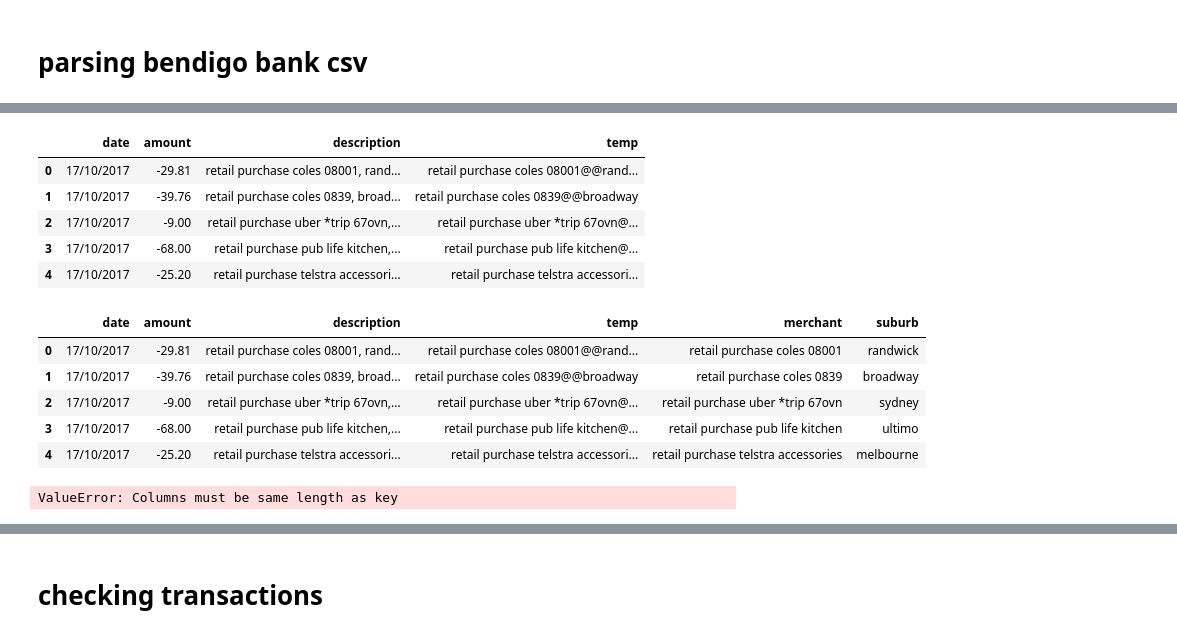
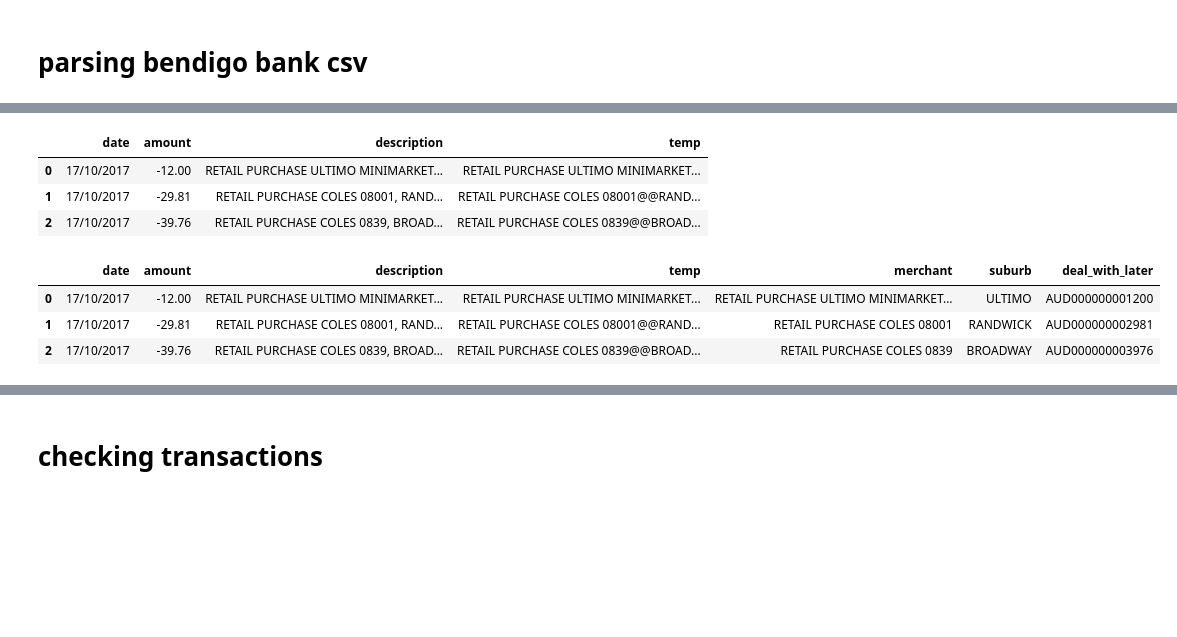
Before and after one commit to khalido/money_bot, a Jupyter notebook: pocketbook_csv.ipynb, the cells around one changed output, grey strips where cells are left out. Drawn from its saved outputs; the diff is of its cells as text; code cells hidden in the pictures; blank space fills up the shorter version.

```diff
--- a/pocketbook_csv.ipynb
+++ b/pocketbook_csv.ipynb
@@ -123,7 +130,6 @@ and viola, done! although ideally need to add more columns
 # %%
 col_names = ["date", "amount", "description"]
-bb = pd.read_csv("data/transactions.csv")
-bb.columns = col_names
-bb.head(2)
+df = pd.read_csv("data/transactions.csv", header=None, names = col_names)
+df.head(3)
 # %% [output]
 |  | date | amount | description |
@@ -145,31 +142,22 @@ def split_suburb(description):
     `@@` seperator b/w merchant and suburb and deletes the bit after suburb"""
     wrds = description.split()
     if len(wrds) > 2 and not wrds[-3].isdigit():
-        return " ".join(wrds[:-3])[:-1] + "@@" + wrds[-3]
+        return " ".join(wrds[:-3])[:-1] + "@@" + wrds[-3] + "@@" + wrds[-1]
     else:
         return [0, 0]
 
-bb['temp'] = bb['description'].apply(suburb)
-bb.head(5)
+df['temp'] = df['description'].apply(split_suburb)
+df.head(3)
 # %% [output]
 |  | date | amount | description | temp |
-| 0 | 17/10/2017 | -29.81 | retail purchase coles 08001, rand... | retail purchase coles 08001@@rand... |
-| 1 | 17/10/2017 | -39.76 | retail purchase coles 0839, broad... | retail purchase coles 0839@@broadway |
-| 2 | 17/10/2017 | -9.00 | retail purchase uber *trip 67ovn,... | retail purchase uber *trip 67ovn@... |
-| 3 | 17/10/2017 | -68.00 | retail purchase pub life kitchen,... | retail purchase pub life kitchen@... |
-| 4 | 17/10/2017 | -25.20 | retail purchase telstra accessori... | retail purchase telstra accessori... |
+| 0 | 17/10/2017 | -12.00 | RETAIL PURCHASE ULTIMO MINIMARKET... | RETAIL PURCHASE ULTIMO MINIMARKET... |
+| 1 | 17/10/2017 | -29.81 | RETAIL PURCHASE COLES 08001, RAND... | RETAIL PURCHASE COLES 08001@@RAND... |
+| 2 | 17/10/2017 | -39.76 | RETAIL PURCHASE COLES 0839, BROAD... | RETAIL PURCHASE COLES 0839@@BROAD... |
 # %%
-bb[["merchant", "suburb"]] = pd.DataFrame(bb.temp.str.split("@@", expand=True))
-bb.head()
+df[["merchant", "suburb", "deal_with_later"]] = pd.DataFrame(df.temp.str.split("@@", expand=True))
+df.head(3)
 # %% [output]
-|  | date | amount | description | temp | merchant | suburb |
-| 0 | 17/10/2017 | -29.81 | retail purchase coles 08001, rand... | retail purchase coles 08001@@rand... | retail purchase coles 08001 | randwick |
-| 1 | 17/10/2017 | -39.76 | retail purchase coles 0839, broad... | retail purchase coles 0839@@broadway | retail purchase coles 0839 | broadway |
-| 2 | 17/10/2017 | -9.00 | retail purchase uber *trip 67ovn,... | retail purchase uber *trip 67ovn@... | retail purchase uber *trip 67ovn | sydney |
-| 3 | 17/10/2017 | -68.00 | retail purchase pub life kitchen,... | retail purchase pub life kitchen@... | retail purchase pub life kitchen | ultimo |
-| 4 | 17/10/2017 | -25.20 | retail purchase telstra accessori... | retail purchase telstra accessori... | retail purchase telstra accessories | melbourne |
+|  | date | amount | description | temp | merchant | suburb | deal_with_later |
+| 0 | 17/10/2017 | -12.00 | RETAIL PURCHASE ULTIMO MINIMARKET... | RETAIL PURCHASE ULTIMO MINIMARKET... | RETAIL PURCHASE ULTIMO MINIMARKET... | ULTIMO | AUD000000001200 |
+| 1 | 17/10/2017 | -29.81 | RETAIL PURCHASE COLES 08001, RAND... | RETAIL PURCHASE COLES 08001@@RAND... | RETAIL PURCHASE COLES 08001 | RANDWICK | AUD000000002981 |
+| 2 | 17/10/2017 | -39.76 | RETAIL PURCHASE COLES 0839, BROAD... | RETAIL PURCHASE COLES 0839@@BROAD... | RETAIL PURCHASE COLES 0839 | BROADWAY | AUD000000003976 |
-# %%
-bb[['merchant','suburb']] = pd.DataFrame(bb.description.str.split("@@"))
-bb.head(5)
-# %% [output]
-ValueError: Columns must be same length as key
```
Also changed, not shown: parts of 7 cells of this notebook, 3 other files.
